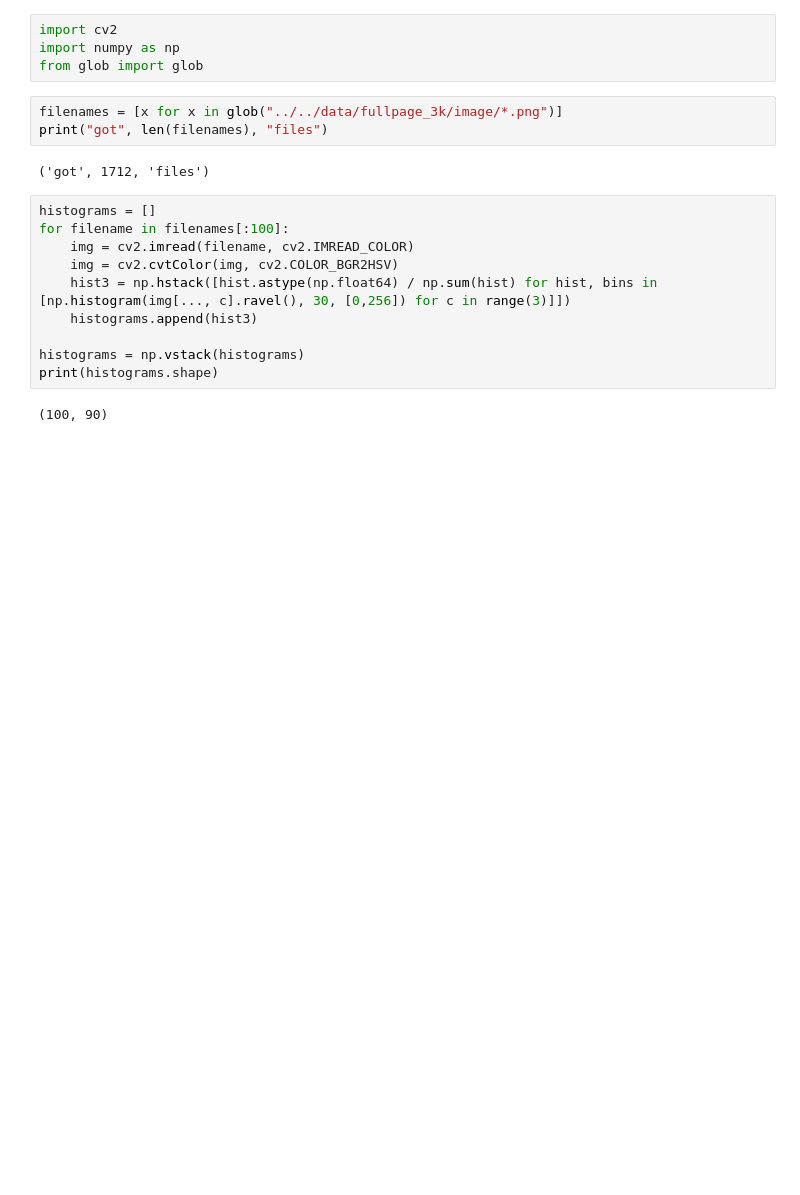
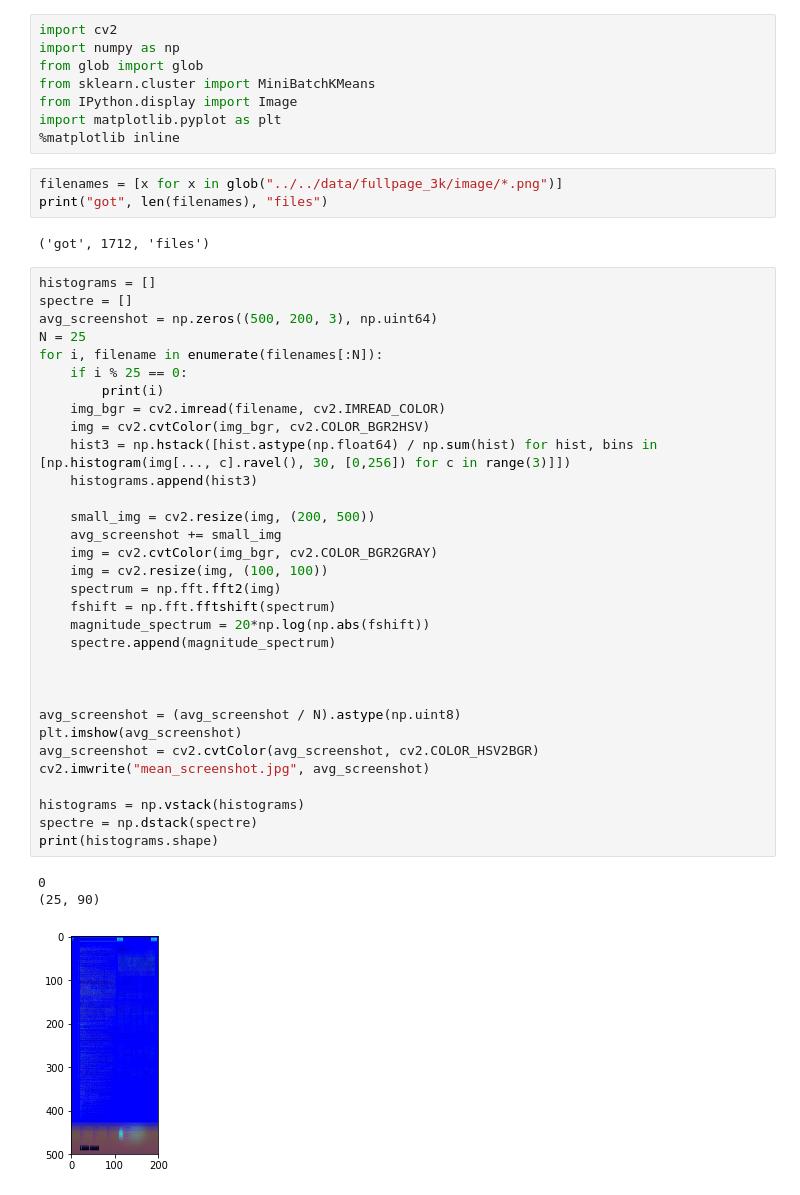
Before and after one commit to cscenter/project_screenshots, a Jupyter notebook: research/average_screenshot/mean_histogram.ipynb, the cells around one changed output. Cells and saved outputs as stored; diff of their text form; blank space fills up the shorter version.

```diff
--- a/research/average_screenshot/mean_histogram.ipynb
+++ b/research/average_screenshot/mean_histogram.ipynb
@@ -2,6 +2,10 @@
 import cv2
 import numpy as np
 from glob import glob
+from sklearn.cluster import MiniBatchKMeans
+from IPython.display import Image
+import matplotlib.pyplot as plt
+%matplotlib inline
 # %%
 filenames = [x for x in glob("../../data/fullpage_3k/image/*.png")]
 print("got", len(filenames), "files")
@@ -9,13 +13,37 @@ print("got", len(filenames), "files")
 ('got', 1712, 'files')
 # %%
 histograms = []
-for filename in filenames[:100]:
-    img = cv2.imread(filename, cv2.IMREAD_COLOR)
-    img = cv2.cvtColor(img, cv2.COLOR_BGR2HSV)
+spectre = []
+avg_screenshot = np.zeros((500, 200, 3), np.uint64)
+N = 25
+for i, filename in enumerate(filenames[:N]):
+    if i % 25 == 0:
+        print(i)
+    img_bgr = cv2.imread(filename, cv2.IMREAD_COLOR)
+    img = cv2.cvtColor(img_bgr, cv2.COLOR_BGR2HSV)
     hist3 = np.hstack([hist.astype(np.float64) / np.sum(hist) for hist, bins in [np.histogram(img[..., c].ravel(), 30, [0,256]) for c in range(3)]])
     histograms.append(hist3)
 
+    small_img = cv2.resize(img, (200, 500))
+    avg_screenshot += small_img
+    img = cv2.cvtColor(img_bgr, cv2.COLOR_BGR2GRAY)
+    img = cv2.resize(img, (100, 100))
+    spectrum = np.fft.fft2(img)
+    fshift = np.fft.fftshift(spectrum)
+    magnitude_spectrum = 20*np.log(np.abs(fshift))
+    spectre.append(magnitude_spectrum)
+
+
+
+avg_screenshot = (avg_screenshot / N).astype(np.uint8)
+plt.imshow(avg_screenshot)
+avg_screenshot = cv2.cvtColor(avg_screenshot, cv2.COLOR_HSV2BGR)
+cv2.imwrite("mean_screenshot.jpg", avg_screenshot)
+
 histograms = np.vstack(histograms)
+spectre = np.dstack(spectre)
 print(histograms.shape)
 # %% [output]
-(100, 90)
+0
+(25, 90)
+[figure, added]
```
Also changed, not shown: parts of 8 cells of this notebook.
